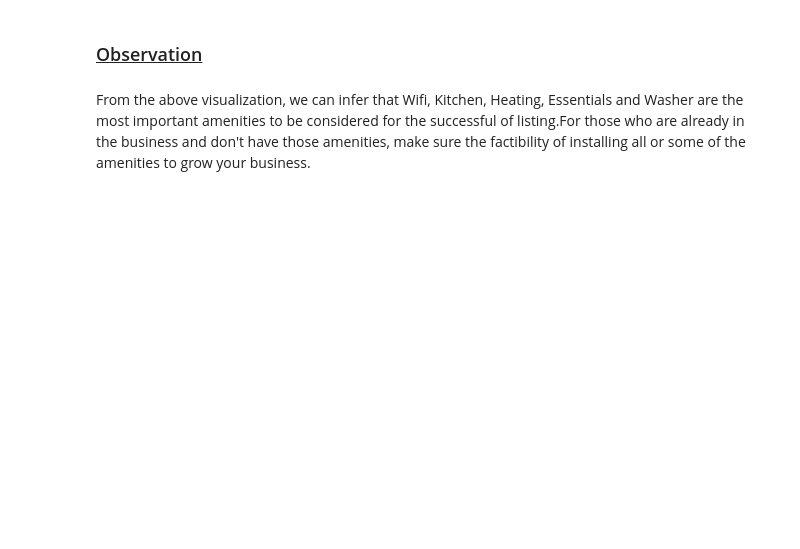
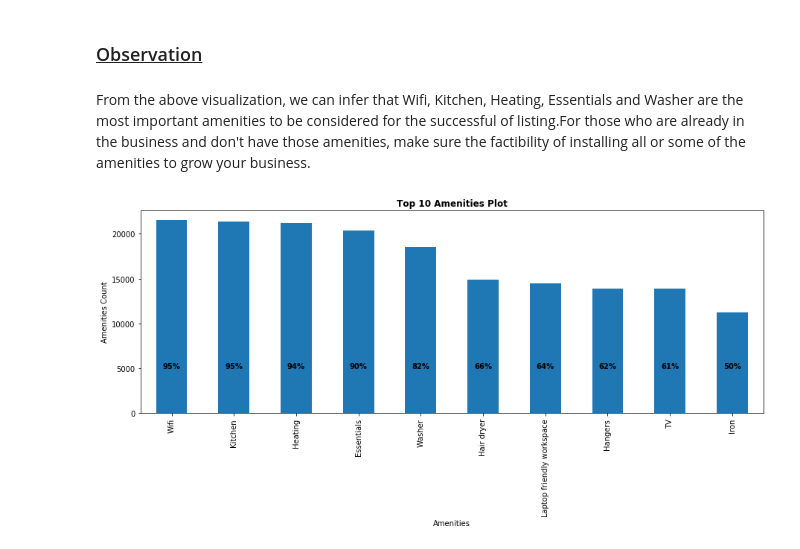
Before and after one commit to SaranyaPandiaraj/Futuristic-Airbnb, a Jupyter notebook: Futuristic_Airbnb.ipynb, the cells around one changed output. Cells and saved outputs as stored; diff of their text form; code cells hidden in the pictures; blank space fills up the shorter version.

```diff
--- a/Futuristic_Airbnb.ipynb
+++ b/Futuristic_Airbnb.ipynb
@@ -119,12 +174,22 @@ Amenities_New.describe()
 | unique | 135 |
 | top | Wifi |
 | freq | 21512 |
+# %%
+#Data Cleanup for First_Review & Price Column
+
+Listings_Summary_df.first_review = pd.to_datetime(Listings_Summary_df.first_review)
+Listings_Summary_df.host_since = pd.to_datetime(Listings_Summary_df.host_since)
+Listings_Summary_df.price = Listings_Summary_df.price.str[1:-3]
+Listings_Summary_df.price = Listings_Summary_df.price.str.replace(",", "")
+Listings_Summary_df.price = Listings_Summary_df.price.astype('int64')
 # %%
 #Calculating Ratings
 
 Listings_Summary_df["Rating"] = round((Listings_Summary_df['review_scores_accuracy'] + Listings_Summary_df['review_scores_cleanliness'] +
                                  Listings_Summary_df['review_scores_checkin'] + Listings_Summary_df['review_scores_communication'] +
                                 Listings_Summary_df['review_scores_location'] + Listings_Summary_df['review_scores_value']) /6)
+
+Listings_Summary_df["Rating"] = Listings_Summary_df["Rating"].dropna(how="any")
 # %% [markdown]
 ## <ins> Visualizations </ins>
 # %%
@@ -168,3 +216,20 @@ Name: Amenities, Length: 133, dtype: int64
 ### <ins> Observation </ins>
 # %% [markdown]
 From the above visualization, we can infer that Wifi, Kitchen, Heating, Essentials and Washer are the most important amenities to be considered for the successful of listing.For those who are already in the business and don't have those amenities, make sure the factibility of installing all or some of the amenities to grow your business.
+# %%
+fig, (ax1) = plt.subplots(1,figsize=(15,5))
+Amenities_Count[0:10].plot(kind='bar',ax = ax1)
+ax1.set_title('Top 10 Amenities Plot', fontweight='bold')
+ax1.set_xlabel('Amenities')
+ax1.set_ylabel('Amenities Count')
+
+total = Listings_Summary_df["amenities"].count()
+
+for p in ax1.patches:
+    width, height = p.get_width(), p.get_height()/total
+    x, y = p.get_xy()
+    ax1.annotate('{:.0%}'.format(height), (p.get_x()+0.5*width, p.get_y()+5000 + height + 0.01),
+                 ha = 'center', fontweight='bold')
+plt.show()
+# %% [output]
+[figure, added]
```
Also changed, not shown: parts of 31 cells of this notebook, 1 other file.
